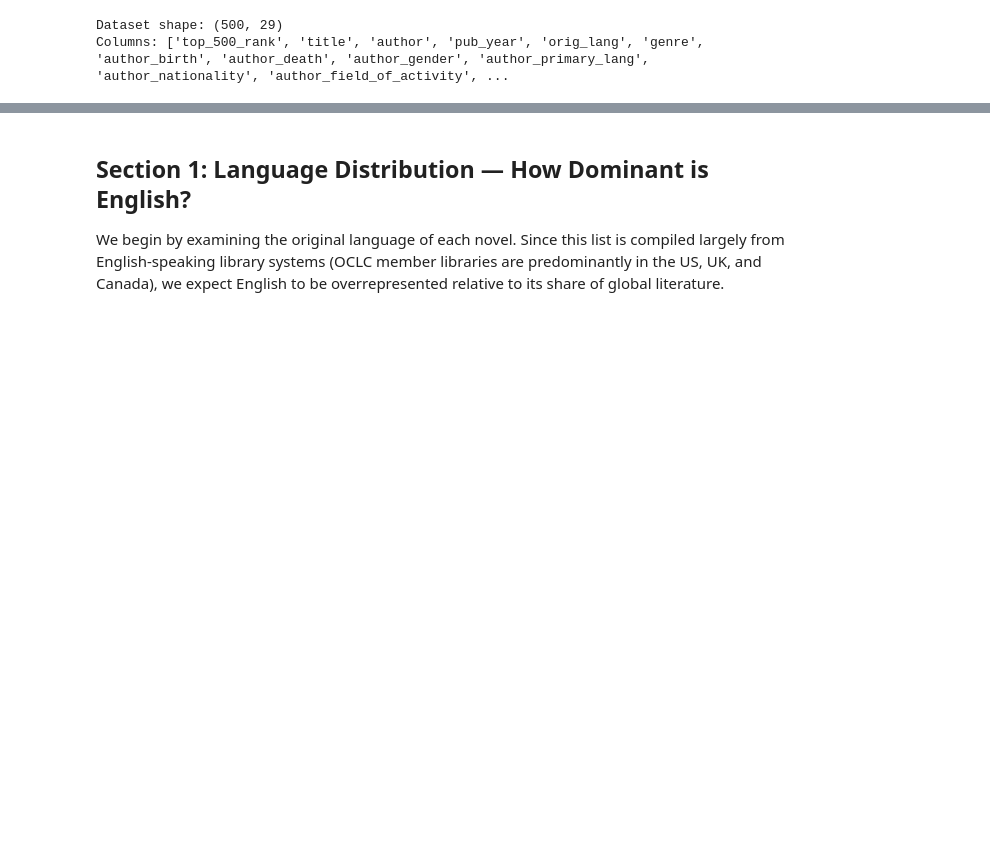
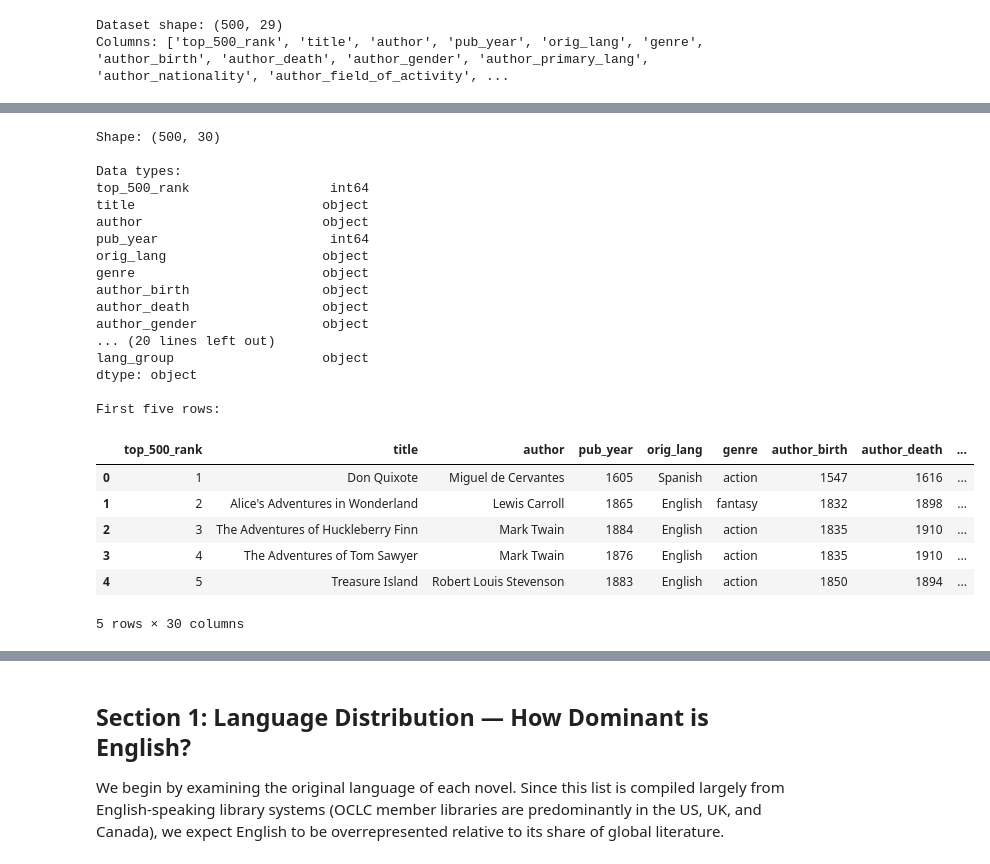
Before and after one commit to Cynthia387/is310-coding-assignments, a Jupyter notebook: pandas-eda/Literature.ipynb, the cells around one changed output, grey strips where cells are left out. Cells and saved outputs as stored; diff of their text form; code cells hidden in the pictures; blank space fills up the shorter version.

Commit message:
Update EDA notebook: add data overview, cleaning section, and improve gender analysis by language

```diff
--- a/pandas-eda/Literature.ipynb
+++ b/pandas-eda/Literature.ipynb
@@ -27,0 +34,31 @@ Columns: ['top_500_rank', 'title', 'author', 'pub_year', 'orig_lang', 'genre', '
+# %%
+print("Shape:", top_novels_df.shape)
+print("\nData types:")
+print(top_novels_df.dtypes)
+print("\nFirst five rows:")
+top_novels_df.head()
+# %% [output]
+Shape: (500, 30)
+
+Data types:
+top_500_rank                  int64
+title                        object
+author                       object
+pub_year                      int64
+orig_lang                    object
+genre                        object
+author_birth                 object
+author_death                 object
+author_gender                object
+... (20 lines left out)
+lang_group                   object
+dtype: object
+
+First five rows:
+|  | top_500_rank | title | author | pub_year | orig_lang | genre | author_birth | author_death | ... |
+| 0 | 1 | Don Quixote | Miguel de Cervantes | 1605 | Spanish | action | 1547 | 1616 | ... |
+| 1 | 2 | Alice's Adventures in Wonderland | Lewis Carroll | 1865 | English | fantasy | 1832 | 1898 | ... |
+| 2 | 3 | The Adventures of Huckleberry Finn | Mark Twain | 1884 | English | action | 1835 | 1910 | ... |
+| 3 | 4 | The Adventures of Tom Sawyer | Mark Twain | 1876 | English | action | 1835 | 1910 | ... |
+| 4 | 5 | Treasure Island | Robert Louis Stevenson | 1883 | English | action | 1850 | 1894 | ... |
+5 rows × 30 columns
```
Also changed, not shown: parts of 6 cells of this notebook.
